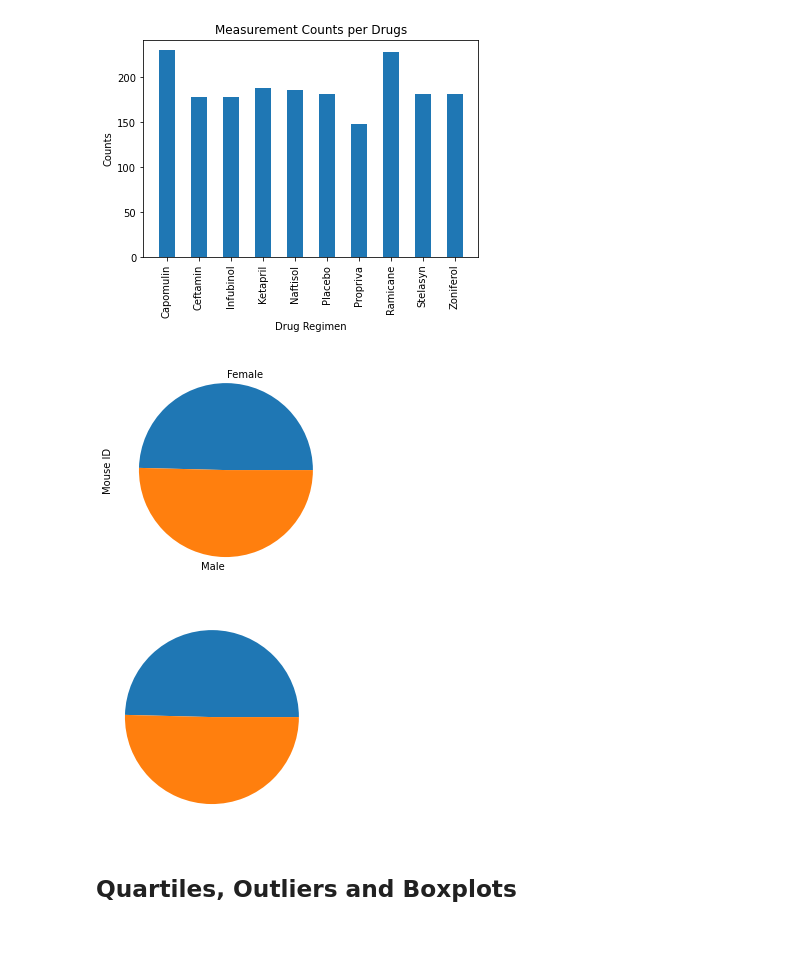
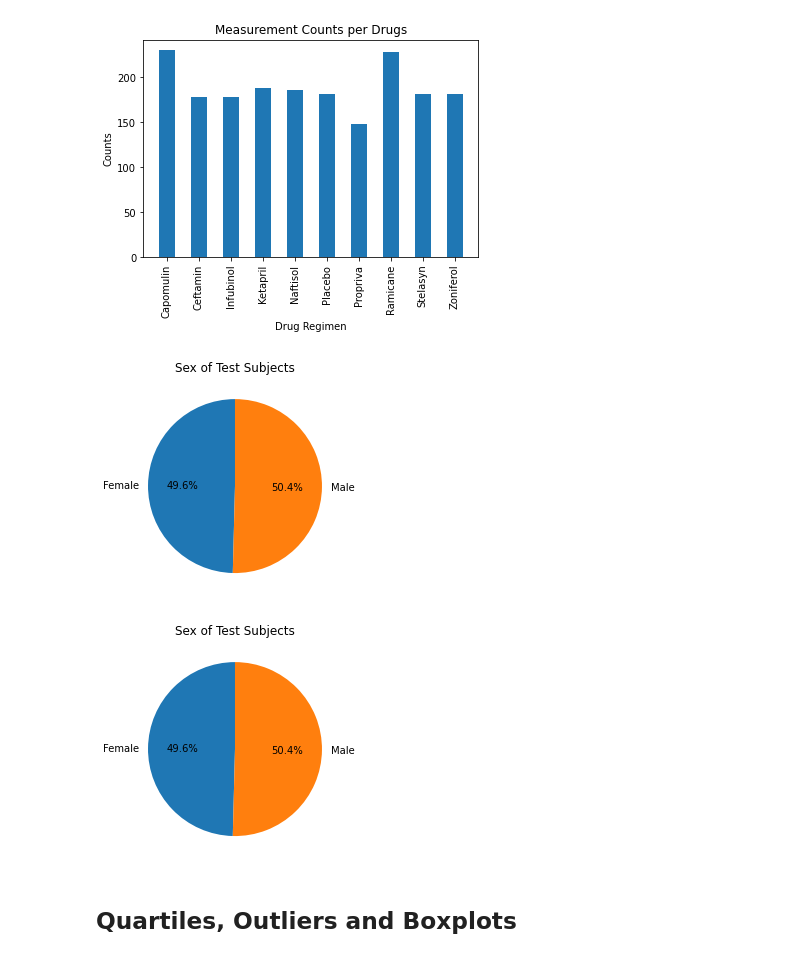
Before and after one commit to kimchikimchi/05-Pymaceuticals, a Jupyter notebook: pymaceuticals_starter.ipynb, the cells around one changed output. Saved outputs shown, nothing was run; the diff lists cells and outputs as text; code cells hidden in the pictures.

Commit message:
- Added analysis. - Improved aesthetics of pie charts

```diff
--- a/pymaceuticals_starter.ipynb
+++ b/pymaceuticals_starter.ipynb
@@ -183,18 +185,19 @@ plt.show()
 [figure]
 # %%
 # Generate a pie plot showing the distribution of female versus male mice using pandas
-mouse_data.groupby(['Sex'])['Mouse ID'].nunique().plot(kind='pie')
+mouse_data.groupby(['Sex'])['Mouse ID'].nunique().plot(kind='pie', autopct="%1.1f%%", startangle=90)
+plt.title("Sex of Test Subjects")
+plt.ylabel("")
 plt.show()
-#ToDo: Make it pretty
 # %% [output]
-[figure, old version]
+[figure, new version]
 # %%
 # Generate a pie plot showing the distribution of female versus male mice using pyplot
-plt.pie(mouse_data.groupby(['Sex'])['Mouse ID'].nunique())
+plt.pie(mouse_data.groupby(['Sex'])['Mouse ID'].nunique(), labels=mouse_data.groupby(['Sex'])['Mouse ID'].nunique().index.values, autopct="%1.1f%%", startangle=90)
+plt.title("Sex of Test Subjects")
 plt.show()
-#ToDo: Make it pretty
 # %% [output]
-[figure, old version]
+[figure, new version]
 # %% [markdown]
 ## Quartiles, Outliers and Boxplots
 # %%
```
Also changed, not shown: parts of 2 cells of this notebook.
